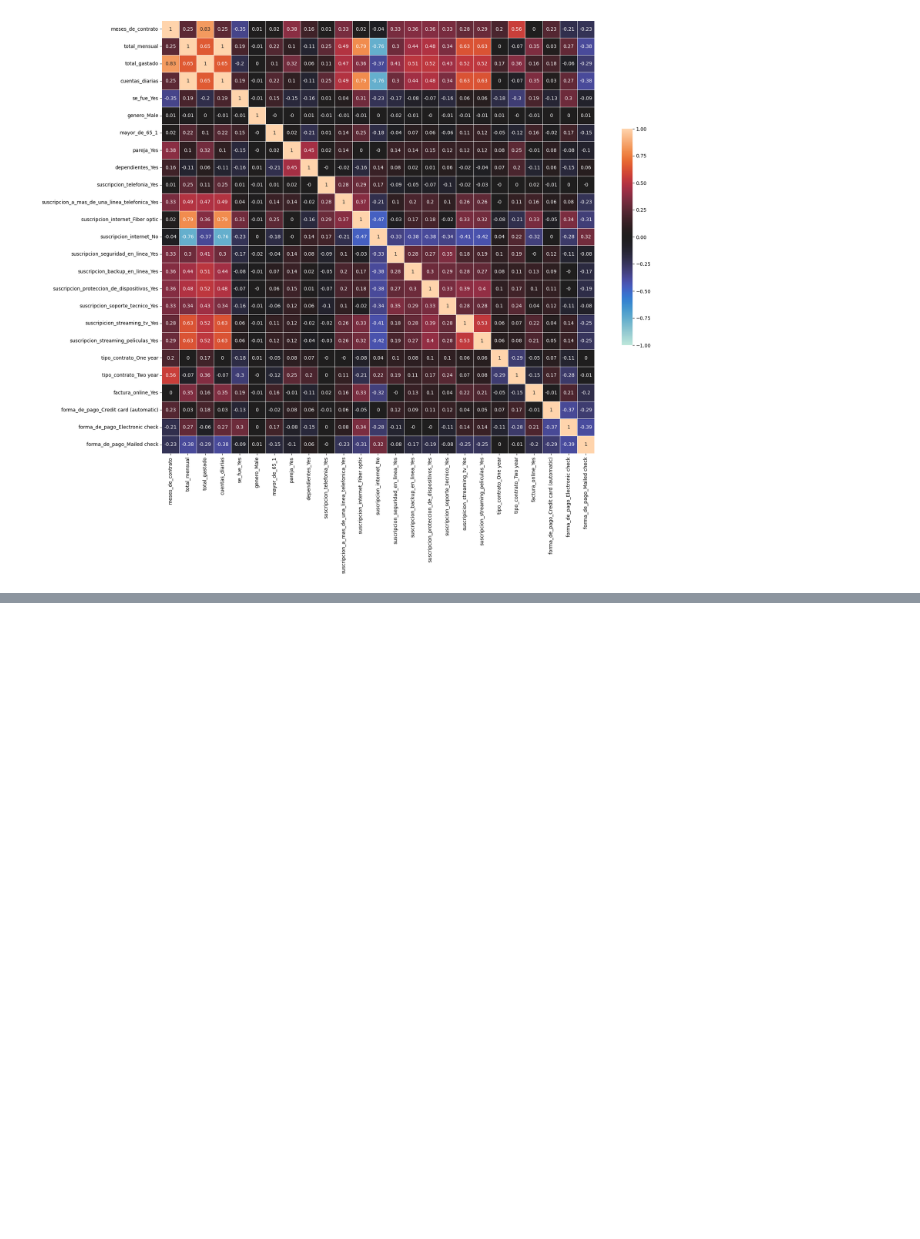
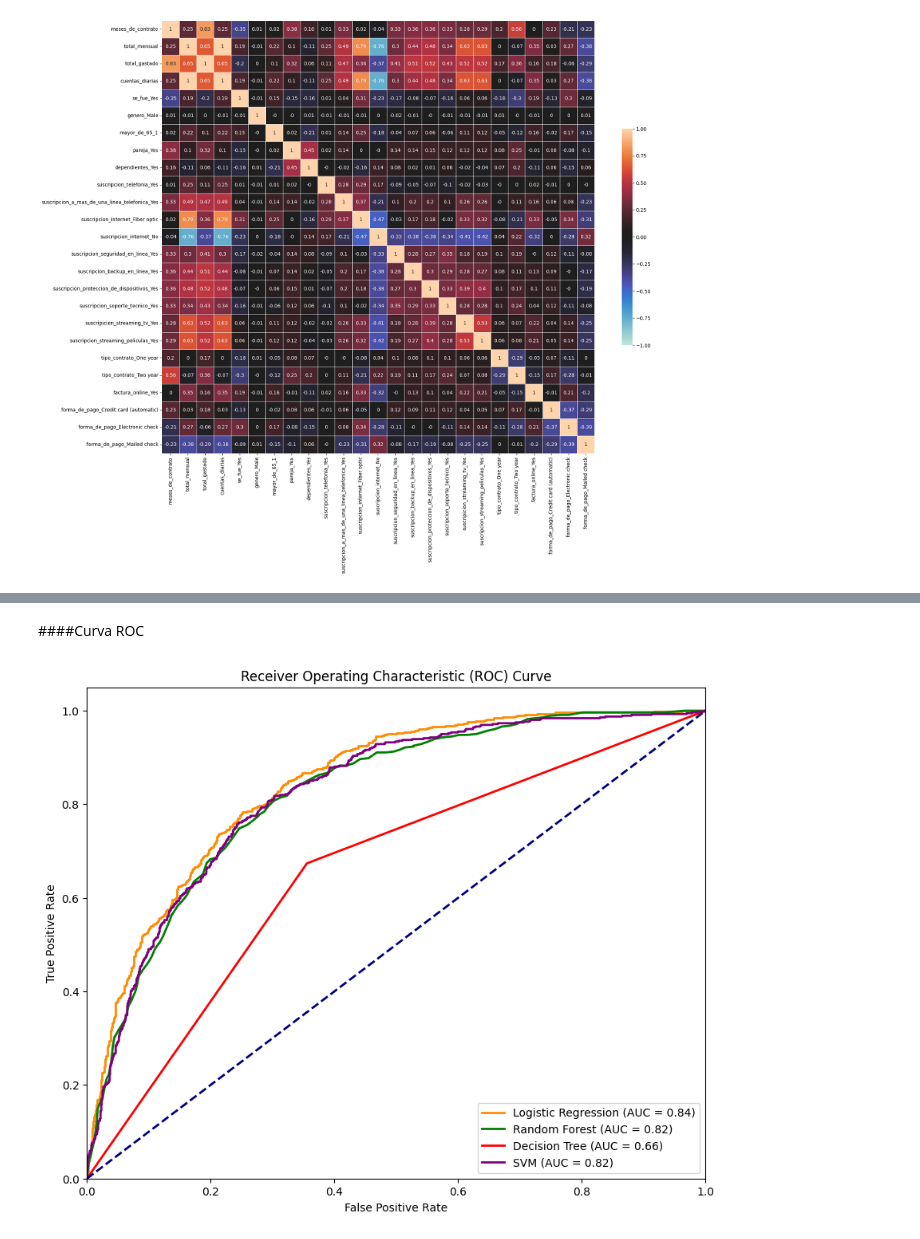
Before and after one commit to AlvinMontes/TelecomX_parte2, a Jupyter notebook: TelecomX_parte2.ipynb, the cells around one changed output, grey strips where cells are left out. Saved outputs shown, nothing was run; the diff lists cells and outputs as text; code cells hidden in the pictures; blank space fills up the shorter version.

```diff
--- a/TelecomX_parte2.ipynb
+++ b/TelecomX_parte2.ipynb
@@ -174,0 +472,18 @@ plt.show()
+# %%
+from sklearn.svm import SVC
+
+# Instanciar y entrenar
+# Usamos probability=True para poder obtener predict_proba
+svm = SVC(random_state=42, probability=True)
+svm.fit(X_train_bal, y_train_bal)
+
+# Predicciones
+y_pred_svm = svm.predict(X_test_scaled)
+y_prob_svm = svm.predict_proba(X_test_scaled)[:, 1]
+
+# Evaluación
+print("Support Vector Machine (SVM)")
+print("Exactitud:", accuracy_score(y_test, y_pred_svm))
+print("ROC AUC:", roc_auc_score(y_test, y_prob_svm))
+print("Matriz de Confusión:\n", confusion_matrix(y_test, y_pred_svm))
+print(classification_report(y_test, y_pred_svm))
@@ -174,0 +505,39 @@ plt.show()
+# %% [markdown]
+####Curva ROC
+# %%
+from sklearn.metrics import roc_curve, auc
+
+# Calculate ROC curve for Logistic Regression
+fpr_lr, tpr_lr, thresholds_lr = roc_curve(y_test, y_prob_lr)
+roc_auc_lr = auc(fpr_lr, tpr_lr)
+
+# Calculate ROC curve for Random Forest
+fpr_rf, tpr_rf, thresholds_rf = roc_curve(y_test, y_prob_rf)
+roc_auc_rf = auc(fpr_rf, tpr_rf)
+
+# Calculate ROC curve for Decision Tree
+fpr_dt, tpr_dt, thresholds_dt = roc_curve(y_test, y_prob_dt)
+roc_auc_dt = auc(fpr_dt, tpr_dt)
+
+# Calculate ROC curve for SVM
+fpr_svm, tpr_svm, thresholds_svm = roc_curve(y_test, y_prob_svm)
+roc_auc_svm = auc(fpr_svm, tpr_svm)
+
+
+# Plot ROC curves
+plt.figure(figsize=(10, 8))
+plt.plot(fpr_lr, tpr_lr, color='darkorange', lw=2, label='Logistic Regression (AUC = %0.2f)' % roc_auc_lr)
+plt.plot(fpr_rf, tpr_rf, color='green', lw=2, label='Random Forest (AUC = %0.2f)' % roc_auc_rf)
+plt.plot(fpr_dt, tpr_dt, color='red', lw=2, label='Decision Tree (AUC = %0.2f)' % roc_auc_dt)
+plt.plot(fpr_svm, tpr_svm, color='purple', lw=2, label='SVM (AUC = %0.2f)' % roc_auc_svm)
+
+plt.plot([0, 1], [0, 1], color='navy', lw=2, linestyle='--')
+plt.xlim([0.0, 1.0])
+plt.ylim([0.0, 1.05])
+plt.xlabel('False Positive Rate')
+plt.ylabel('True Positive Rate')
+plt.title('Receiver Operating Characteristic (ROC) Curve')
+plt.legend(loc="lower right")
+plt.show()
+# %% [output]
+[figure, added]
```
Also changed, not shown: parts of 34 cells of this notebook.
